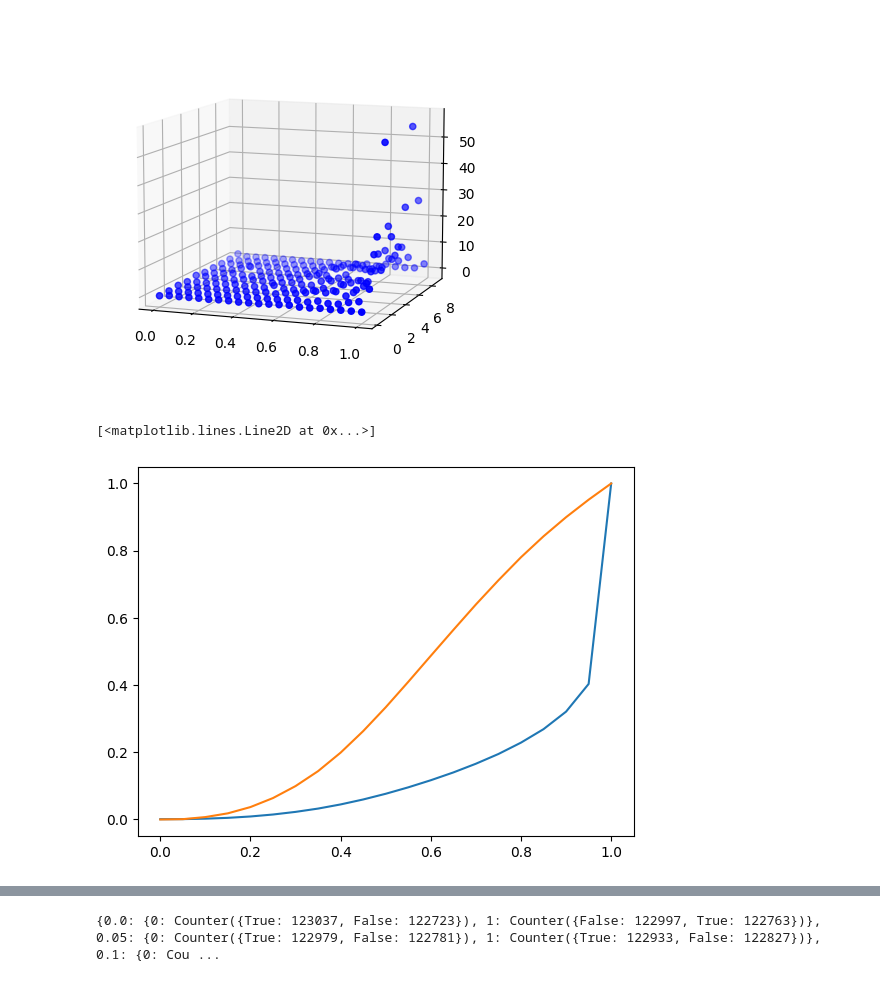
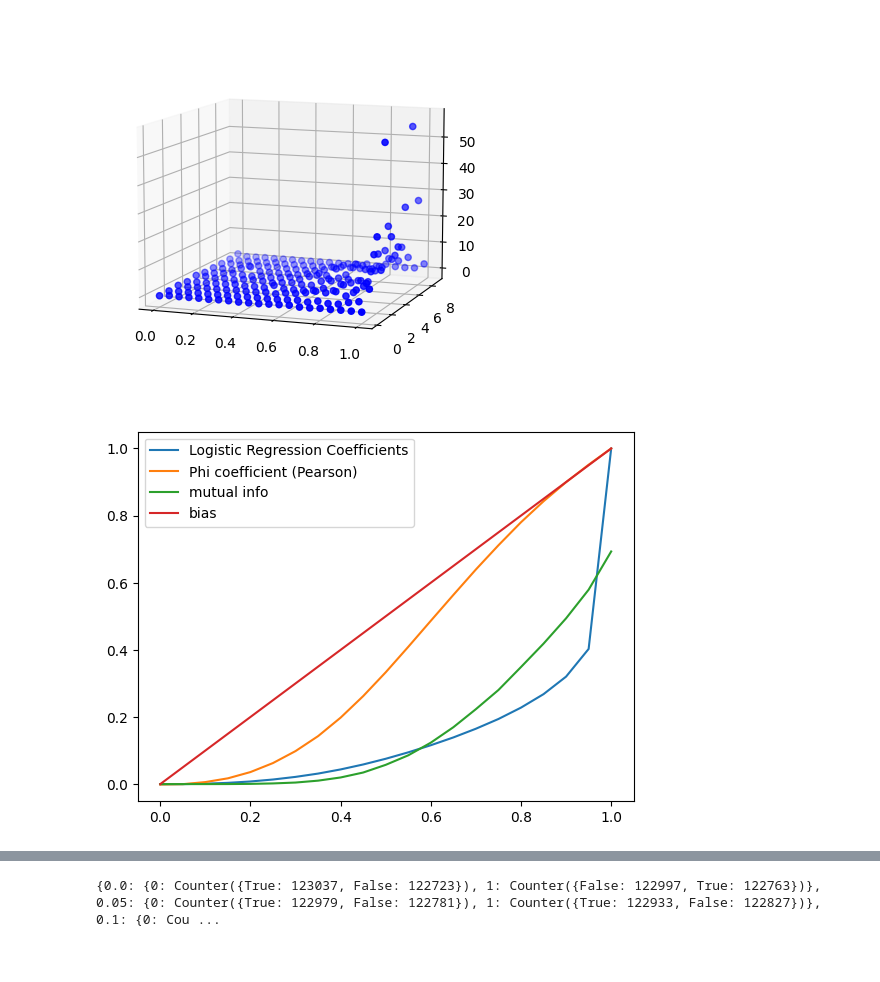
Before and after one commit to lillijo/xai-evaluation-master-thesis, a Jupyter notebook: experiments/pipeline.ipynb, the cells around one changed output, grey strips where cells are left out. Cells and saved outputs as stored; diff of their text form; code cells hidden in the pictures.

```diff
--- a/experiments/pipeline.ipynb
+++ b/experiments/pipeline.ipynb
@@ -136,17 +135,39 @@ plot_3d("test.json", m_type=lambda x: x["total_effect"], c="blue")
 [figure]
 [figure]
 # %%
-from sklearn.metrics import matthews_corrcoef
+from sklearn.metrics import matthews_corrcoef, mutual_info_score
 from sklearn.linear_model import LogisticRegression
+
 phicoeff = np.load("phi_coefficients.npy")
 coeffs = np.load("gt_coefficients.npy")
+mutual_info = np.load("gt_mutual_info.npy")
 biases = list(np.round(np.linspace(0, 1, 21), 3))
+
+""" MAX_INDEX = 491520
+STEP_SIZE = 2  # 1033, 2011, 2777, 5381, 7069, 13267, 18181
+indices = range(0, MAX_INDEX, STEP_SIZE)
+
+mutual_info = []
+for b in tqdm(biases):
+    ds = BiasedNoisyDataset(b)
+    labels_true, labels_pred = [], []
+    for ix in indices:
+        lats, wm, offset = ds.get_item_info(ix)
+        labels_true.append(lats[0])
+        labels_pred.append(int(wm))
+
+    res = mutual_info_score(labels_true, labels_pred)
+    mutual_info.append(res) """
 
 plt.plot(biases, coeffs, label="Logistic Regression Coefficients")
 plt.plot(biases, phicoeff, label="Phi coefficient (Pearson)")
+plt.plot(biases, mutual_info, label="mutual info")
+plt.plot(biases, biases, label="bias")
+plt.legend()
+with open("gt_mutual_info.npy", "wb") as f:
+    np.save(f, mutual_info)
 # %% [output]
-[<matplotlib.lines.Line2D at 0x...>]
-[figure, old version]
+[figure, new version]
 # %%
 # measure types: ordinary least squares = "ols" , mean logit change = "mlc", prediction flip: "flip"
 plot_pred_flip(MODEL_ZOO_INFOS_PATH, m_type="mlc", bcut=0.0, num_it=10)
```
Also changed, not shown: parts of 2 cells of this notebook, 7 other files.
